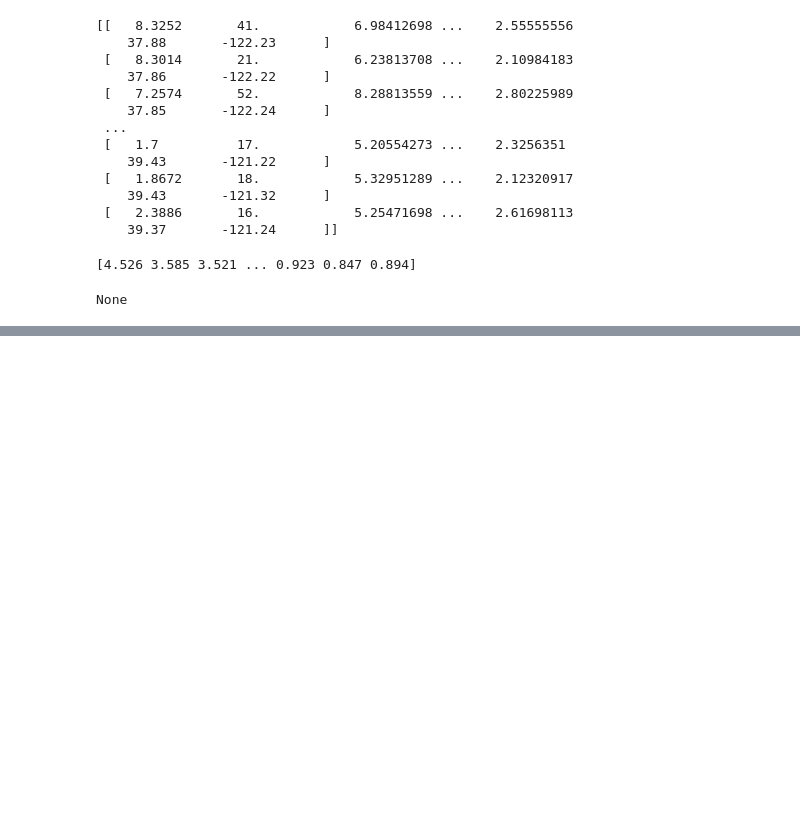
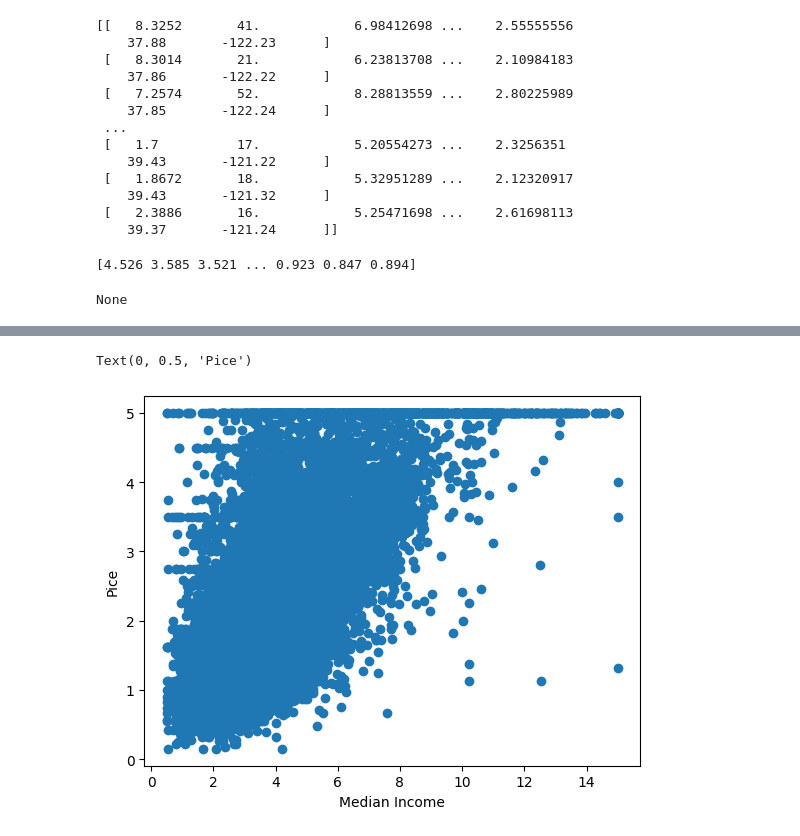
Before and after one commit to dt448/real_estate_price_prediction, a Jupyter notebook: model/toy_example.ipynb, the cells around one changed output, grey strips where cells are left out. Saved outputs shown, nothing was run; the diff lists cells and outputs as text; code cells hidden in the pictures; blank space fills up the shorter version.

```diff
--- a/model/toy_example.ipynb
+++ b/model/toy_example.ipynb
@@ -61,0 +155,7 @@ None
+# %%
+plt.scatter(df["MedInc"],df["Price"])
+plt.xlabel("Median Income")
+plt.ylabel("Pice")
+# %% [output]
+Text(0, 0.5, 'Pice')
+[figure, added]
```
Also changed, not shown: parts of 17 cells of this notebook.
